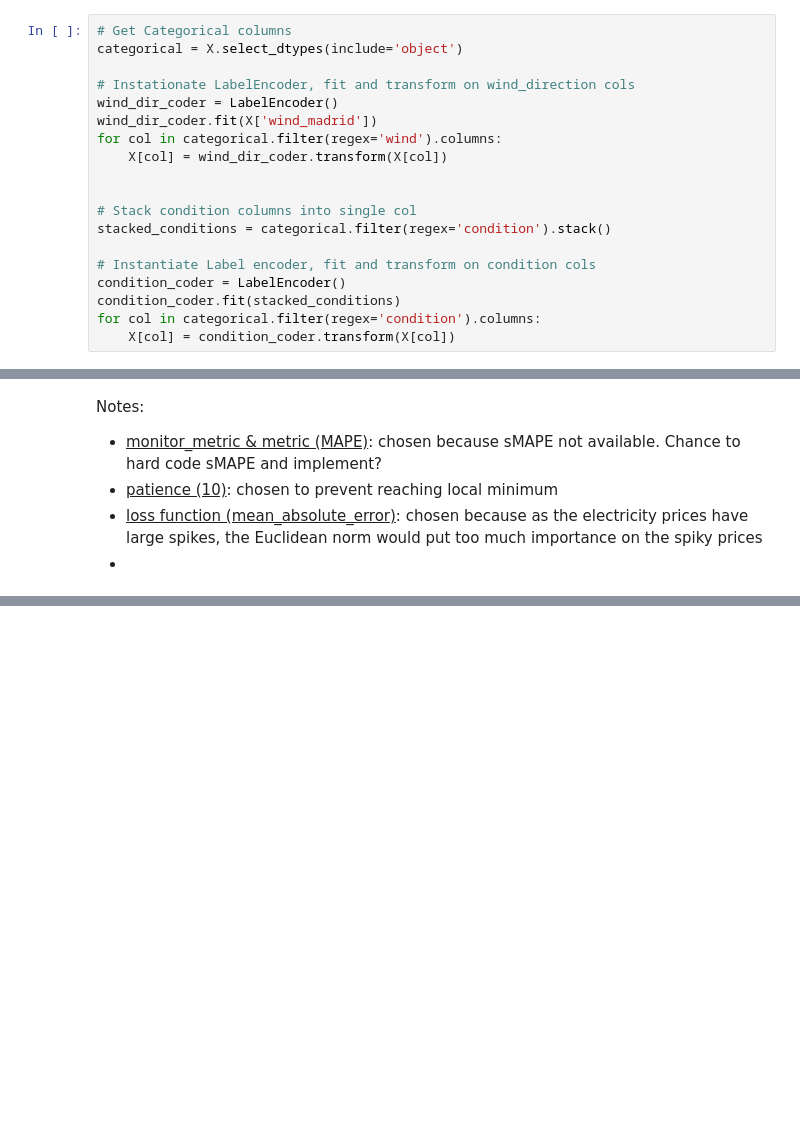
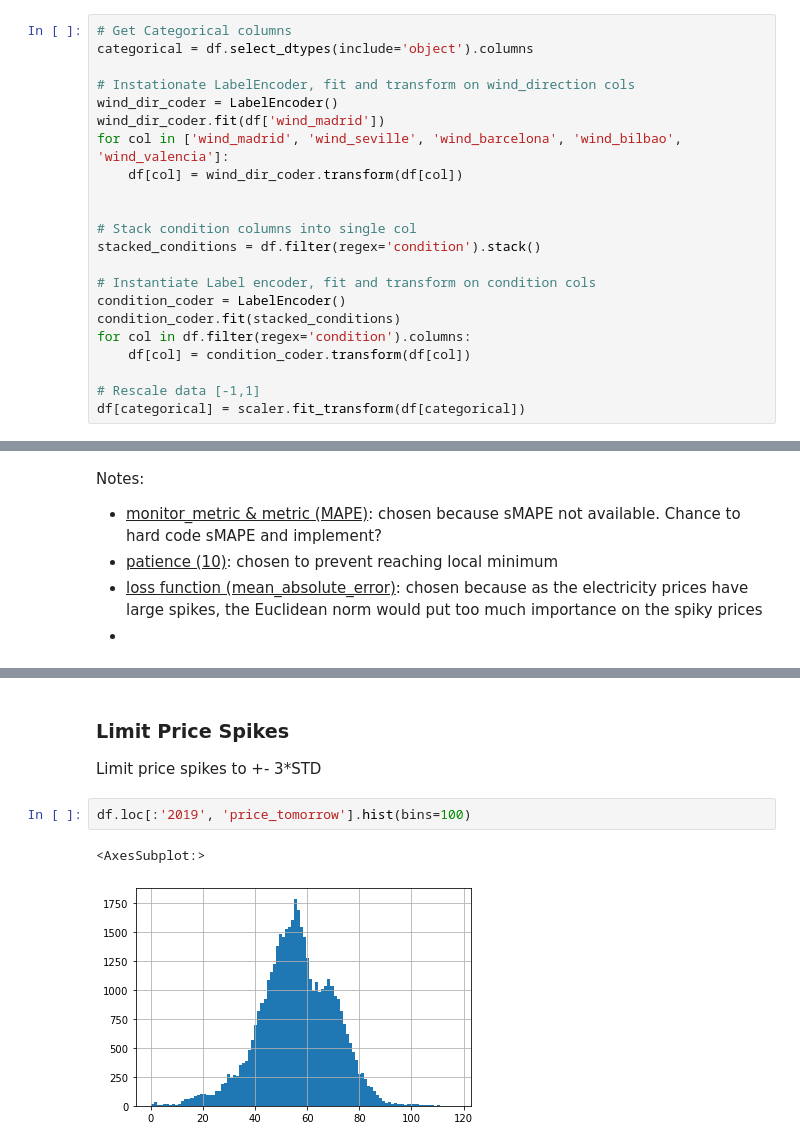
Before and after one commit to EvanHolder/Predicting-Energy-Markets-in-Spain, a Jupyter notebook: notebooks/NeuralNets.ipynb, the cells around one changed output, grey strips where cells are left out. Saved outputs shown, nothing was run; the diff lists cells and outputs as text; blank space fills up the shorter version.

```diff
--- a/notebooks/NeuralNets.ipynb
+++ b/notebooks/NeuralNets.ipynb
@@ -68,20 +56,23 @@ df[continuous] = power_transform(df[continuous], method='box-cox')
 ## Categoricals
 # %%
 # Get Categorical columns
-categorical = X.select_dtypes(include='object')
+categorical = df.select_dtypes(include='object').columns
 
 # Instationate LabelEncoder, fit and transform on wind_direction cols
 wind_dir_coder = LabelEncoder()
-wind_dir_coder.fit(X['wind_madrid'])
-for col in categorical.filter(regex='wind').columns:
-    X[col] = wind_dir_coder.transform(X[col])
+wind_dir_coder.fit(df['wind_madrid'])
+for col in ['wind_madrid', 'wind_seville', 'wind_barcelona', 'wind_bilbao', 'wind_valencia']:
+    df[col] = wind_dir_coder.transform(df[col])
 
 
 # Stack condition columns into single col
-stacked_conditions = categorical.filter(regex='condition').stack()
+stacked_conditions = df.filter(regex='condition').stack()
 
 # Instantiate Label encoder, fit and transform on condition cols
 condition_coder = LabelEncoder()
 condition_coder.fit(stacked_conditions)
-for col in categorical.filter(regex='condition').columns:
-    X[col] = condition_coder.transform(X[col])
+for col in df.filter(regex='condition').columns:
+    df[col] = condition_coder.transform(df[col])
+
+# Rescale data [-1,1]
+df[categorical] = scaler.fit_transform(df[categorical])
@@ -442,0 +752,8 @@ len(X.groupby(by=[X.index.year, X.index.month, X.index.day]).count())
+# %% [markdown]
+### Limit Price Spikes
+Limit price spikes to +- 3*STD
+# %%
+df.loc[:'2019', 'price_tomorrow'].hist(bins=100)
+# %% [output]
+<AxesSubplot:>
+[figure, added]
```
Also changed, not shown: parts of 71 cells of this notebook.
